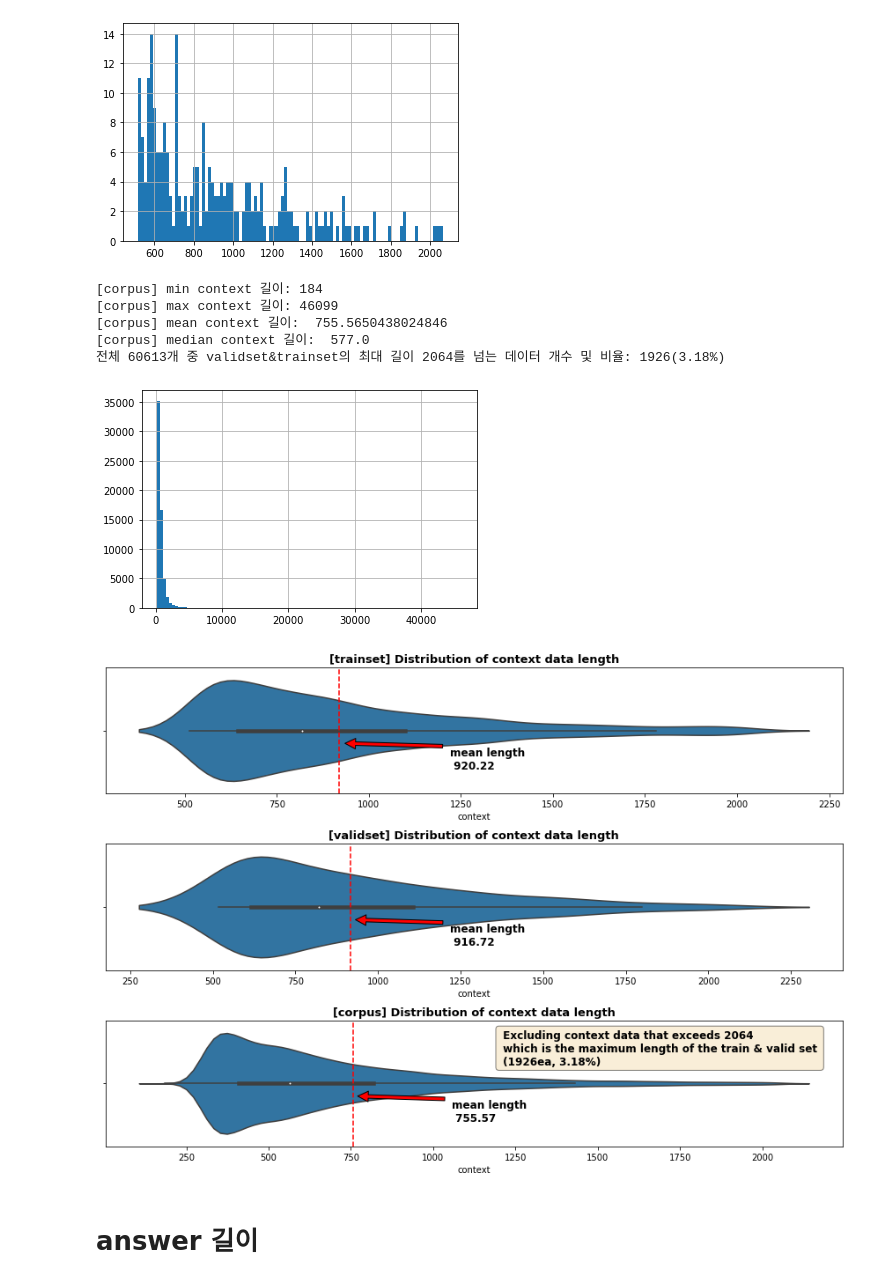
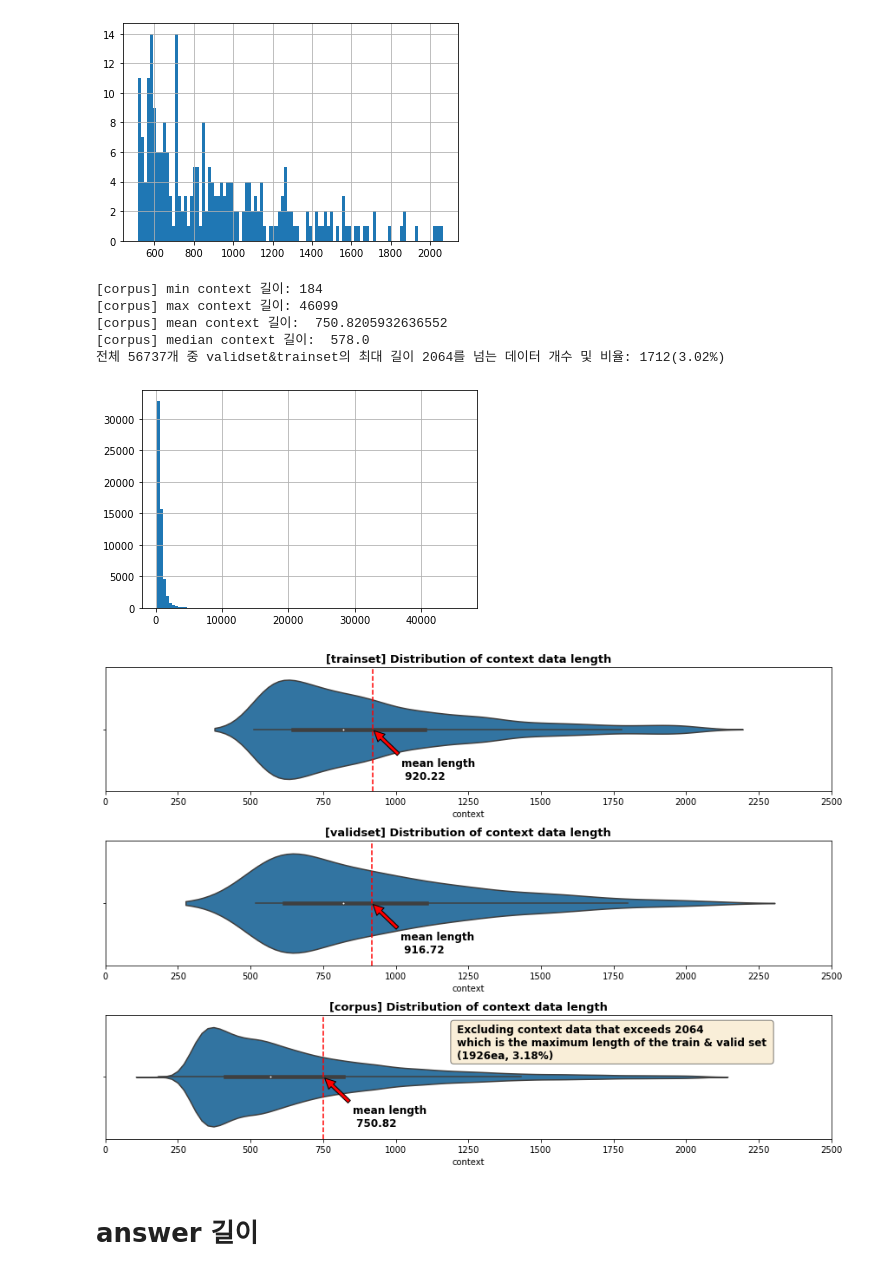
Before and after one commit to boostcampaitech2/mrc-level2-nlp-02, a Jupyter notebook: eda.ipynb, the cells around one changed output. Drawn from its saved outputs; the diff is of its cells as text; code cells hidden in the pictures.

```diff
--- a/eda.ipynb
+++ b/eda.ipynb
@@ -118,0 +164,6 @@ validset 역시 context가 중복으로 사용되지만, 질문이 다르므로
+# %%
+ori_len = len(corpus)
+corpus = corpus.drop_duplicates(['text'])
+print("중복 제거 전: ", ori_len)
+print("중복 제거 후: ", len(corpus))
+print("중복 개수 : ", ori_len - len(corpus))
@@ -179,39 +236,36 @@ plt.show()
 # %% [output]
 [corpus] min context 길이: 184
 [corpus] max context 길이: 46099
-[corpus] mean context 길이:  755.5650438024846
-[corpus] median context 길이:  577.0
-전체 60613개 중 validset&trainset의 최대 길이 2064를 넘는 데이터 개수 및 비율: 1926(3.18%)
+[corpus] mean context 길이:  750.8205932636552
+[corpus] median context 길이:  578.0
+전체 56737개 중 validset&trainset의 최대 길이 2064를 넘는 데이터 개수 및 비율: 1712(3.02%)
-[figure, old version]
+[figure, new version]
 # %%
-fig,ax = plt.subplots(3,1,figsize=(15,10))
+data_list = [trainset, validset, corpus]
+data_list_name = ["trainset", "validset", "corpus"]
+def get_graph(data_list, data_list_name):
+    fig,ax = plt.subplots((len(data_list)),1,figsize=(15,10))
+    for i, data in enumerate(data_list):
+        if i==2:
+            sns.violinplot(x=data[data.context.map(len)<=2064].context.map(len),ax=ax[i])
+        else:
+            sns.violinplot(x=data.context.map(len),ax=ax[i])
+        ax[i].axvline(data.context.map(len).mean(), ls='--', color='red')
+        ax[i].set_title(f"[{data_list_name[i]}] Distribution of context data length", fontsize = 13, fontweight='bold')
+        ax[i].annotate(f'mean length \n {round(data.context.map(len).mean(),2)}', xy=(data.context.map(len).mean(), 0), xytext=(data.context.map(len).mean()+100, 0.4),fontsize=12,fontweight='semibold',
+                    arrowprops=dict(facecolor='red', shrink=0.05))
+        ax[i].set_xticks(range(0,2501,250))
+        if data_list_name[i]=="corpus":
+            props = dict(boxstyle='round', facecolor='wheat', alpha=0.5)
+            ax[i].text(s=" Excluding context data that exceeds 2064\n which is the maximum length of the train & valid set \n (1926ea, 3.18%)",
+                    x=1200,y=-0.15, fontweight='semibold', fontsize=12, bbox=props)
 
-sns.violinplot(x=trainset.context.map(len),ax=ax[0])
-ax[0].axvline(trainset.context.map(len).mean(), ls='--', color='red')
-ax[0].set_title("[trainset] Distribution of context data length", fontsize = 13, fontweight='bold')
-ax[0].annotate(f'mean length \n {round(trainset.context.map(len).mean(),2)}', xy=(trainset.context.map(len).mean(), 0.1), xytext=(trainset.context.map(len).mean()+300, 0.3),fontsize=12,fontweight='semibold',
-            arrowprops=dict(facecolor='red', shrink=0.05))
 
-sns.violinplot(x=validset.context.map(len),ax=ax[1])
-ax[1].axvline(validset.context.map(len).mean(), ls='--', color='red')
-ax[1].set_title("[validset] Distribution of context data length", fontsize = 13, fontweight='bold')
-ax[1].annotate(f'mean length \n {round(validset.context.map(len).mean(),2)}', xy=(validset.context.map(len).mean(), 0.1), xytext=(validset.context.map(len).mean()+300, 0.3),fontsize=12,fontweight='semibold',
-            arrowprops=dict(facecolor='red', shrink=0.05))
-
-sns.violinplot(x=corpus[corpus.context.map(len)<=2064].context.map(len),ax=ax[2])
-ax[2].axvline(corpus.context.map(len).mean(), ls='--', color='red')
-ax[2].set_title("[corpus] Distribution of context data length", fontsize = 13, fontweight='bold')
-
-props = dict(boxstyle='round', facecolor='wheat', alpha=0.5)
-ax[2].text(s=" Excluding context data that exceeds 2064\n which is the maximum length of the train & valid set \n (1926ea, 3.18%)",
-           x=1200,y=-0.15, fontweight='semibold', fontsize=12, bbox=props)
-ax[2].annotate(f'mean length \n {round(corpus.context.map(len).mean(),2)}', xy=(corpus.context.map(len).mean(), 0.1), xytext=(corpus.context.map(len).mean()+300, 0.3),fontsize=12,fontweight='semibold',
-            arrowprops=dict(facecolor='red', shrink=0.05))
-
-plt.subplots_adjust(hspace=0.4)
-plt.show()
+    plt.subplots_adjust(hspace=0.4)
+    plt.show()
+get_graph(data_list,data_list_name)
 # %% [output]
-[figure, old version]
+[figure, new version]
 # %% [markdown]
 # answer 길이
 # %%
```
Also changed, not shown: parts of 20 cells of this notebook, 2 other files.
